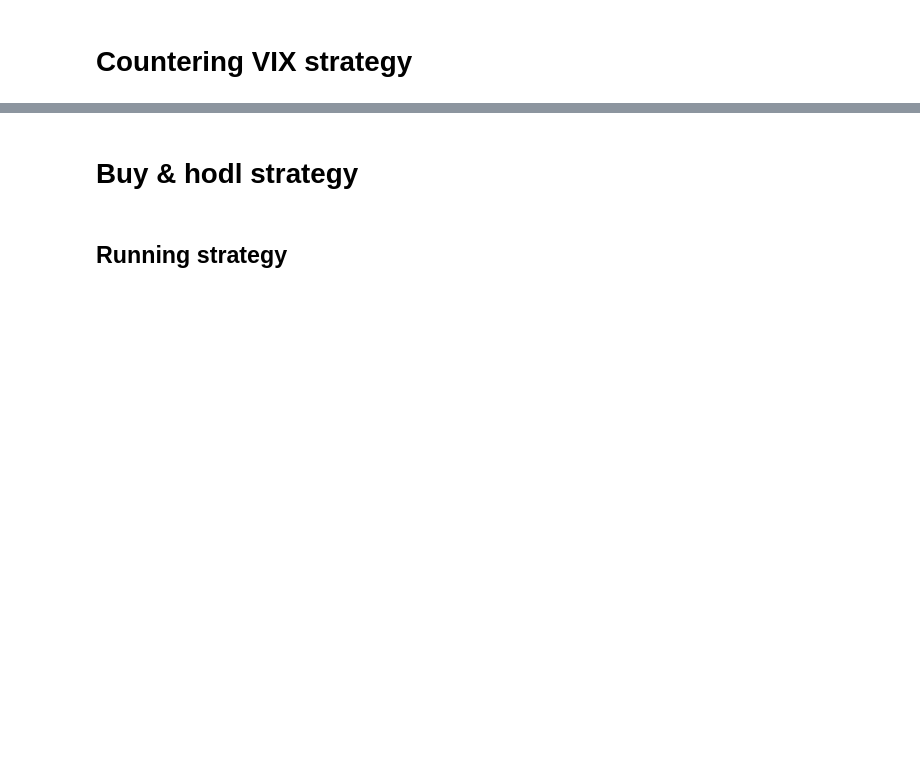
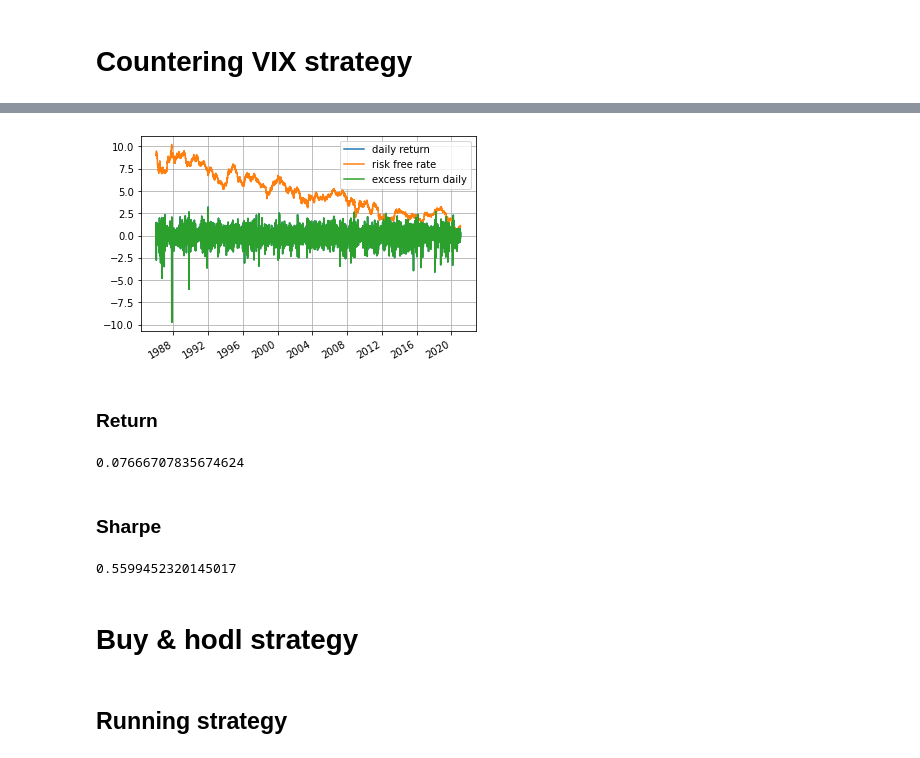
Before and after one commit to Northern125/ffin-task-2022-01, a Jupyter notebook: task_1.ipynb, the cells around one changed output, grey strips where cells are left out. Cells and saved outputs as stored; diff of their text form; code cells hidden in the pictures; blank space fills up the shorter version.

```diff
--- a/task_1.ipynb
+++ b/task_1.ipynb
@@ -135,3 +253,26 @@ plt.show()
+# %%
+_cols = ['daily return', 'risk free rate', 'excess return daily']
+_data = portf_res_ms[_cols] * 100
+_data.plot()
+
+plt.grid()
+plt.show()
+# %% [output]
+[figure, added]
+# %% [markdown]
+### Return
+# %%
+(portf_res_ms['total return'].iloc[-1] + 1) ** (1 / 35) - 1
+# %% [output]
+0.07666707835674624
+# %% [markdown]
+### Sharpe
+# %%
+calc_sharpe(portf_res_ms['excess return'].mean(),
+            portf_res_ms['excess return'].std(),
+            multiply_by=252 ** .5)
+# %% [output]
+0.5599452320145017
 # %% [markdown]
 # Buy & hodl strategy
 # %% [markdown]
```
Also changed, not shown: parts of 33 cells of this notebook.
